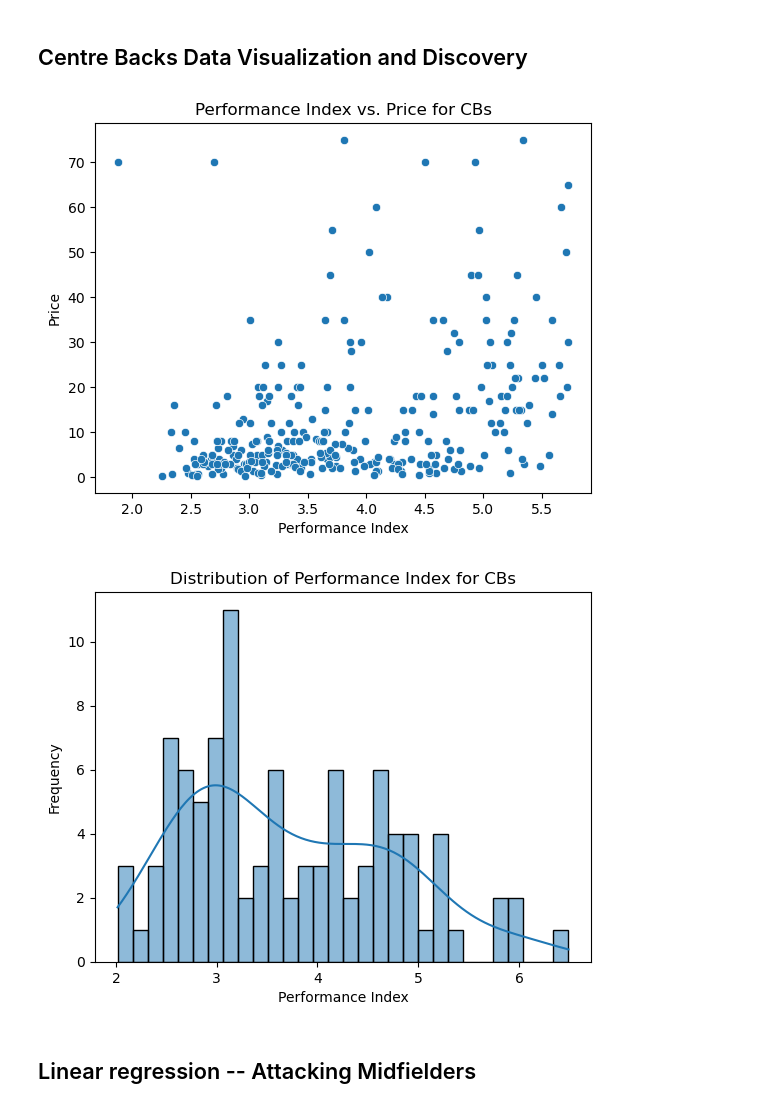
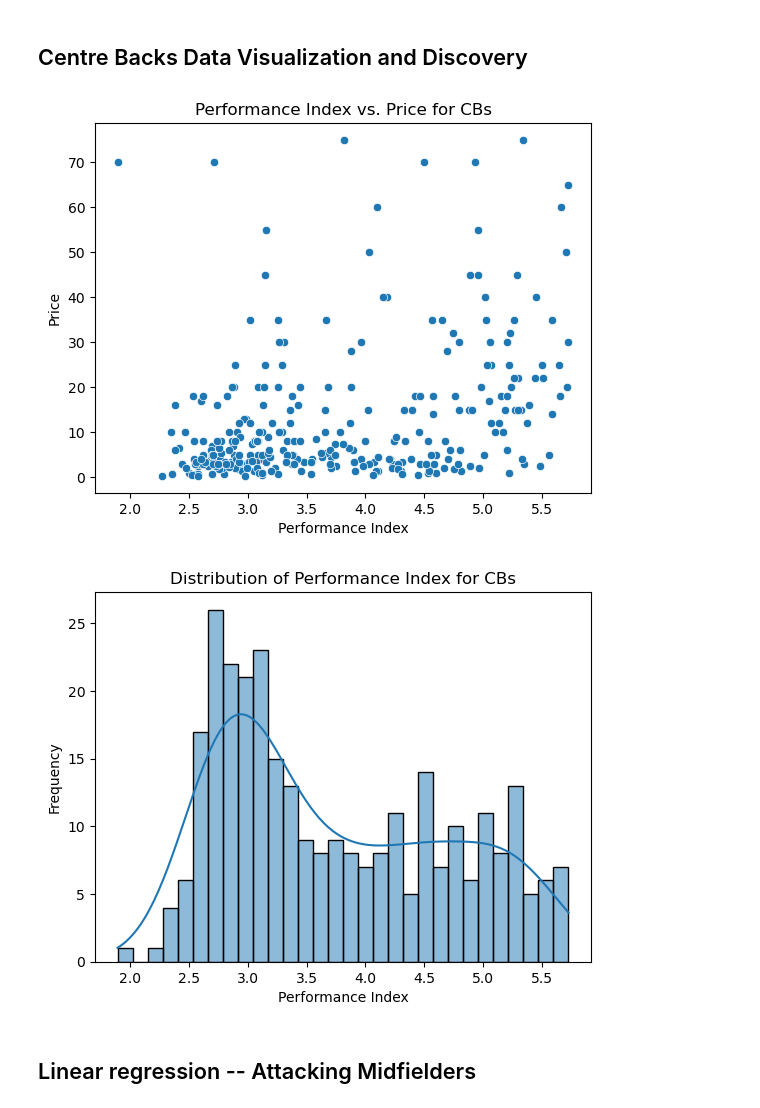
Before and after one commit to enesyesil/Moneyball-Scout-ML, a Jupyter notebook: Moneyball Scout Dataset.ipynb, the cells around one changed output. Saved outputs shown, nothing was run; the diff lists cells and outputs as text; code cells hidden in the pictures.

```diff
--- a/Moneyball Scout Dataset.ipynb
+++ b/Moneyball Scout Dataset.ipynb
@@ -155,6 +155,10 @@ df_final = pd.merge(df_merged, df_player_info, on="name", how="left")
 df_final = df_final.drop_duplicates()
 df_final.drop(df_final[df_final["position"] == "Goalkeeper"].index, inplace=True)
 
+# drop players with NaN position or NaN price
+df_final.dropna(subset=["position"], inplace=True)
+df_final.dropna(subset=["price"], inplace=True)
+
 df_final
 # %% [output]
 |  | name | attribute-vector | percentiles | non-penalty-goals | non-penalty-xg | shots-total | assists | ... |
@@ -409,22 +387,7 @@ plt.show()
 Central Forwards -- Data Discovery
 # %%
 from sklearn.preprocessing import StandardScaler
-import numpy as np
-import pandas as pd
-import matplotlib.pyplot as plt
-import seaborn as sns
 
-
-
-# Map league scores
-league_scores = {
-    'EPL': 5,
-    'LaLiga': 4.5,
-    'Bundesliga': 3.5,
-    'SerieA': 3.5,
-    'Ligue1': 3.0,
-    'Other': 3
-}
 df_cf['league_score'] = df_cf['league'].map(league_scores)
 
 # Metrics for Centre-Forwards
@@ -513,14 +467,14 @@ plt.xlabel('Performance Index')
 plt.ylabel('Price')
 plt.show()
 # %% [output]
-[figure, old version]
+[figure, new version]
 # %%
-sns.histplot(df_amc['Performance_Index'], bins=30, kde=True)
+sns.histplot(df_cb['Performance_Index'], bins=30, kde=True)
 plt.title('Distribution of Performance Index for CBs')
 plt.xlabel('Performance Index')
 plt.ylabel('Frequency')
 plt.show()
 # %% [output]
-[figure, old version]
+[figure, new version]
 # %% [markdown]
 ## Linear regression -- Attacking Midfielders
```
Also changed, not shown: parts of 34 cells of this notebook.
